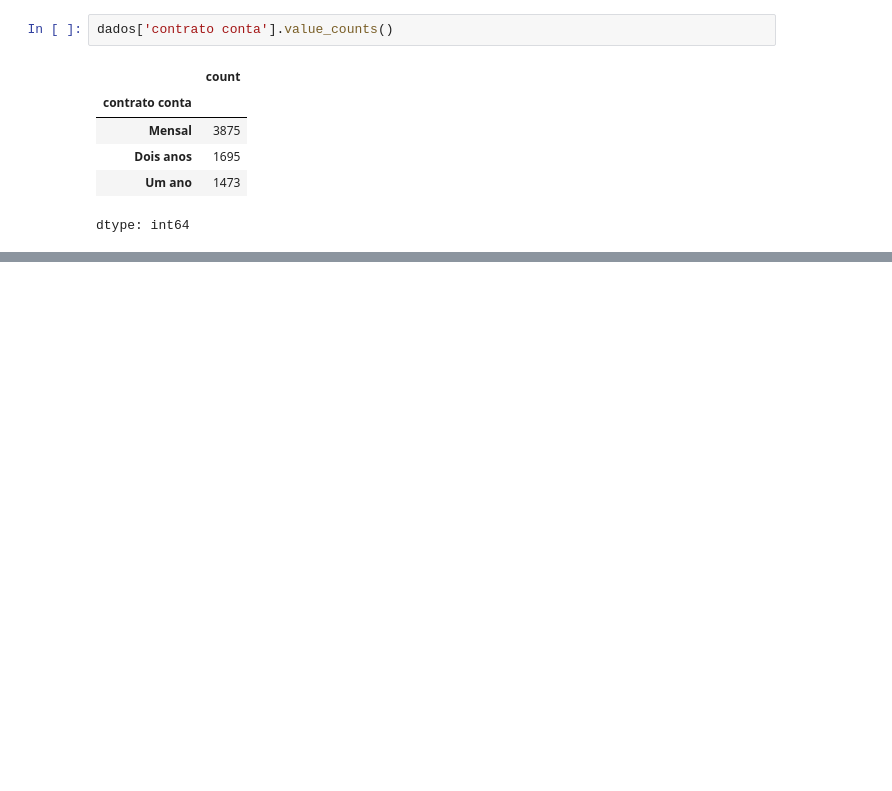
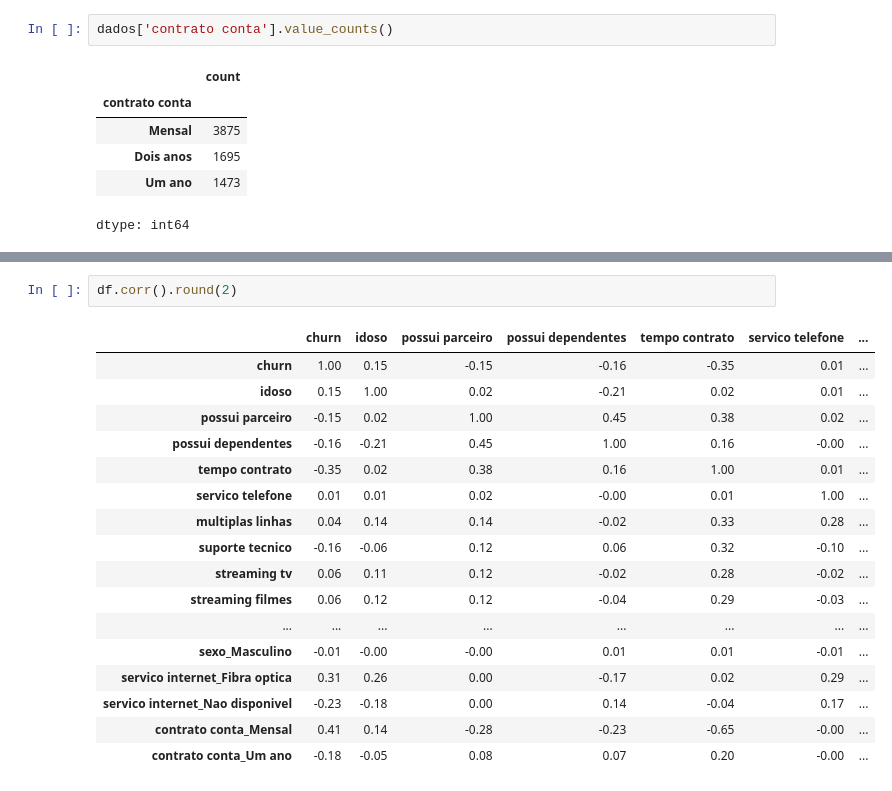
Before and after one commit to DaDosValle/Analise_Preditiva-Machine_Learning-TelecomX, a Jupyter notebook: Analise_Preditiva_TelecomX.ipynb, the cells around one changed output, grey strips where cells are left out. Cells and saved outputs as stored; diff of their text form; blank space fills up the shorter version.

```diff
--- a/Analise_Preditiva_TelecomX.ipynb
+++ b/Analise_Preditiva_TelecomX.ipynb
@@ -76,0 +117,20 @@ dtype: int64
+# %%
+df.corr().round(2)
+# %% [output]
+|  | churn | idoso | possui parceiro | possui dependentes | tempo contrato | servico telefone | ... |
+| churn | 1.00 | 0.15 | -0.15 | -0.16 | -0.35 | 0.01 | ... |
+| idoso | 0.15 | 1.00 | 0.02 | -0.21 | 0.02 | 0.01 | ... |
+| possui parceiro | -0.15 | 0.02 | 1.00 | 0.45 | 0.38 | 0.02 | ... |
+| possui dependentes | -0.16 | -0.21 | 0.45 | 1.00 | 0.16 | -0.00 | ... |
+| tempo contrato | -0.35 | 0.02 | 0.38 | 0.16 | 1.00 | 0.01 | ... |
+| servico telefone | 0.01 | 0.01 | 0.02 | -0.00 | 0.01 | 1.00 | ... |
+| multiplas linhas | 0.04 | 0.14 | 0.14 | -0.02 | 0.33 | 0.28 | ... |
+| suporte tecnico | -0.16 | -0.06 | 0.12 | 0.06 | 0.32 | -0.10 | ... |
+| streaming tv | 0.06 | 0.11 | 0.12 | -0.02 | 0.28 | -0.02 | ... |
+| streaming filmes | 0.06 | 0.12 | 0.12 | -0.04 | 0.29 | -0.03 | ... |
+| ... | ... | ... | ... | ... | ... | ... | ... |
+| sexo_Masculino | -0.01 | -0.00 | -0.00 | 0.01 | 0.01 | -0.01 | ... |
+| servico internet_Fibra optica | 0.31 | 0.26 | 0.00 | -0.17 | 0.02 | 0.29 | ... |
+| servico internet_Nao disponivel | -0.23 | -0.18 | 0.00 | 0.14 | -0.04 | 0.17 | ... |
+| contrato conta_Mensal | 0.41 | 0.14 | -0.28 | -0.23 | -0.65 | -0.00 | ... |
+| contrato conta_Um ano | -0.18 | -0.05 | 0.08 | 0.07 | 0.20 | -0.00 | ... |
```
Also changed, not shown: parts of 15 cells of this notebook.
